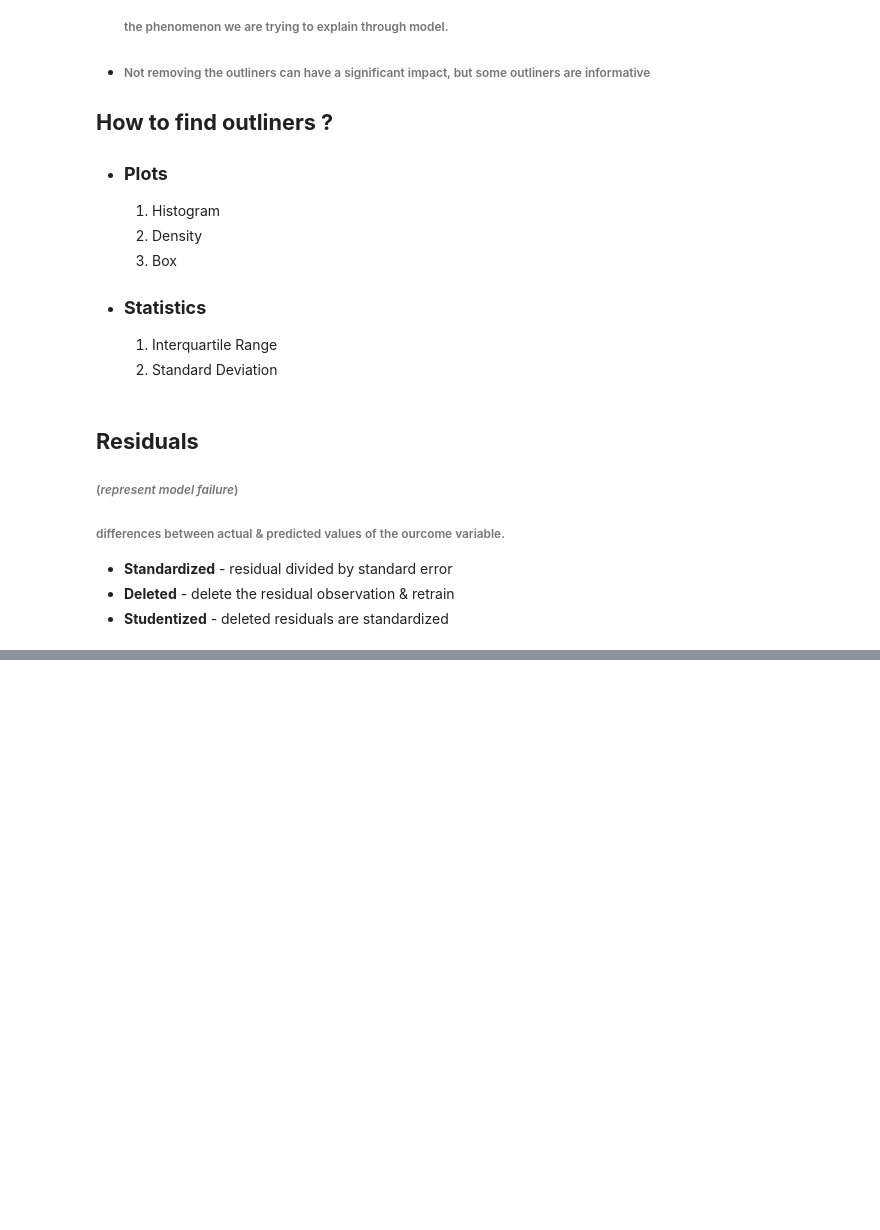
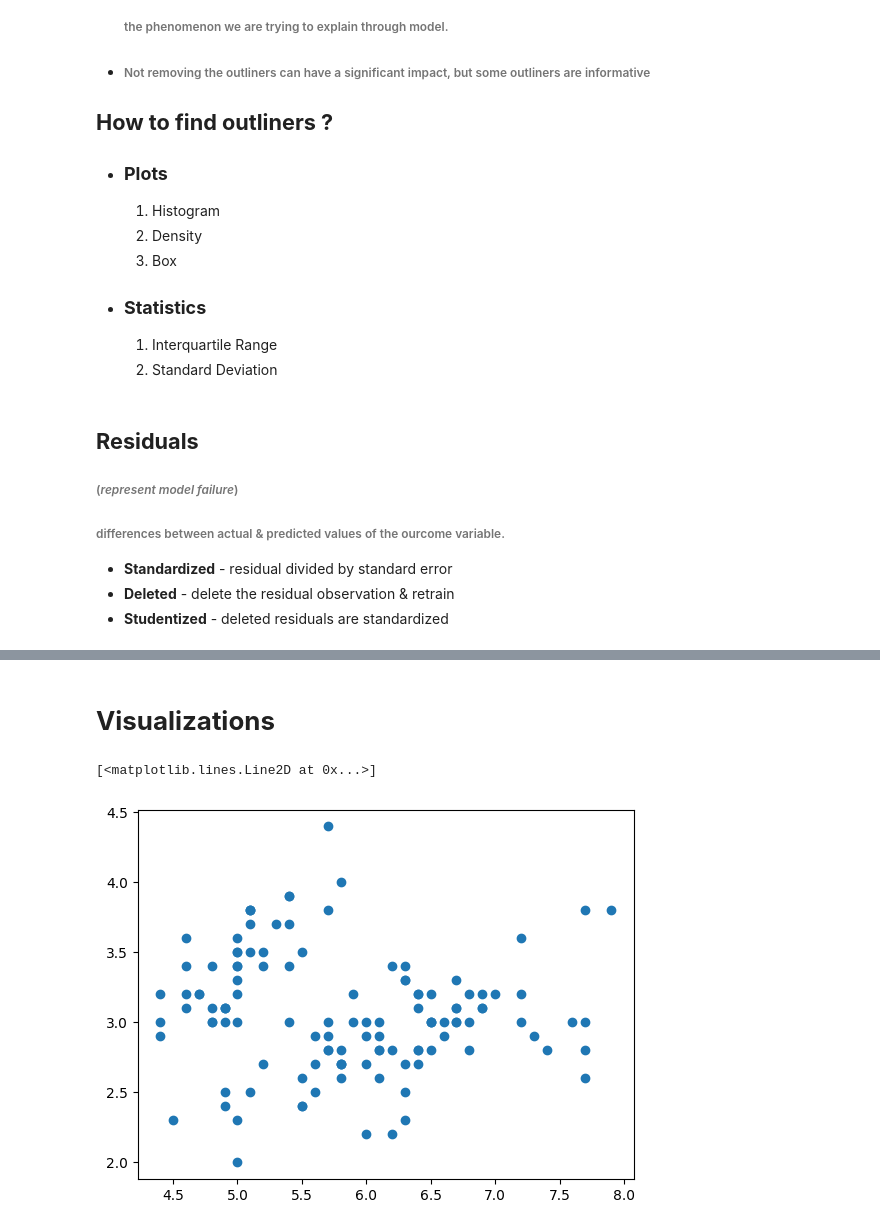
Before and after one commit to sukhmani1303/MachineLearning, a Jupyter notebook: EDA-for-ML/eda4ml.ipynb, the cells around one changed output, grey strips where cells are left out. Drawn from its saved outputs; the diff is of its cells as text; code cells hidden in the pictures; blank space fills up the shorter version.

```diff
--- a/EDA-for-ML/eda4ml.ipynb
+++ b/EDA-for-ML/eda4ml.ipynb
@@ -144,3 +144,8 @@ outliners = [x for x in data['columns'] if x>max]
 *   **Standardized** - residual divided by standard error
 *   **Deleted** - delete the residual observation & retrain
 *   **Studentized** - deleted residuals are standardized
+# %%
+import pandas as pd
+CSV_COLUMN_NAMES = ['SepalLength', 'SepalWidth', 'PetalLength', 'PetalWidth', 'Species']
+data = pd.read_csv("https://storage.googleapis.com/download.tensorflow.org/data/iris_training.csv",names = CSV_COLUMN_NAMES, header = 0)
+data.head()
@@ -146,0 +161,9 @@ outliners = [x for x in data['columns'] if x>max]
+# %% [markdown]
+# **Visualizations**
+# %%
+# Basic Scatter Plots
+
+plt.plot(data.SepalLength, data.SepalWidth, ls = '', marker = 'o')
+# %% [output]
+[<matplotlib.lines.Line2D at 0x...>]
+[figure, added]
```
Also changed, not shown: parts of 8 cells of this notebook.
